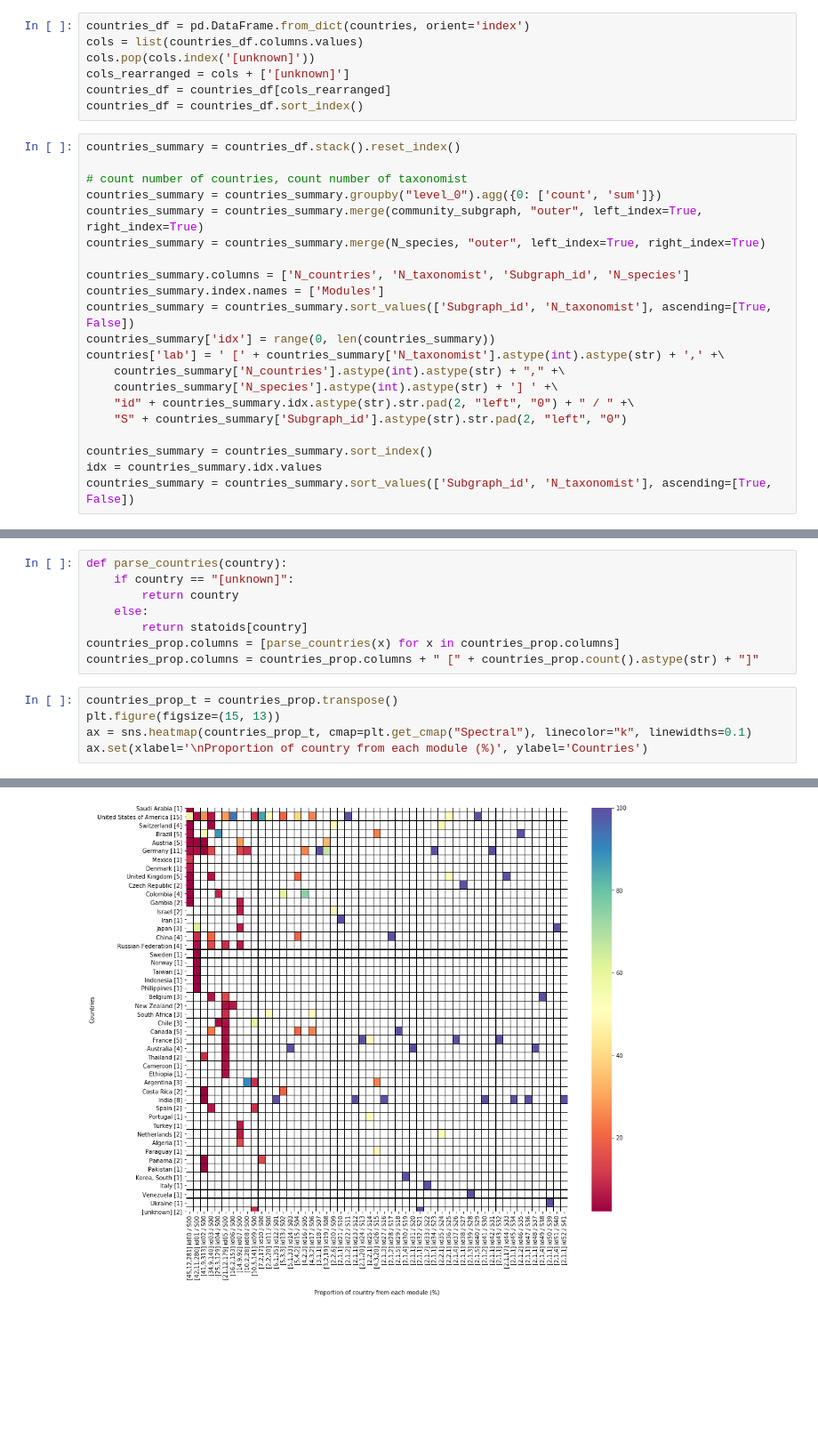
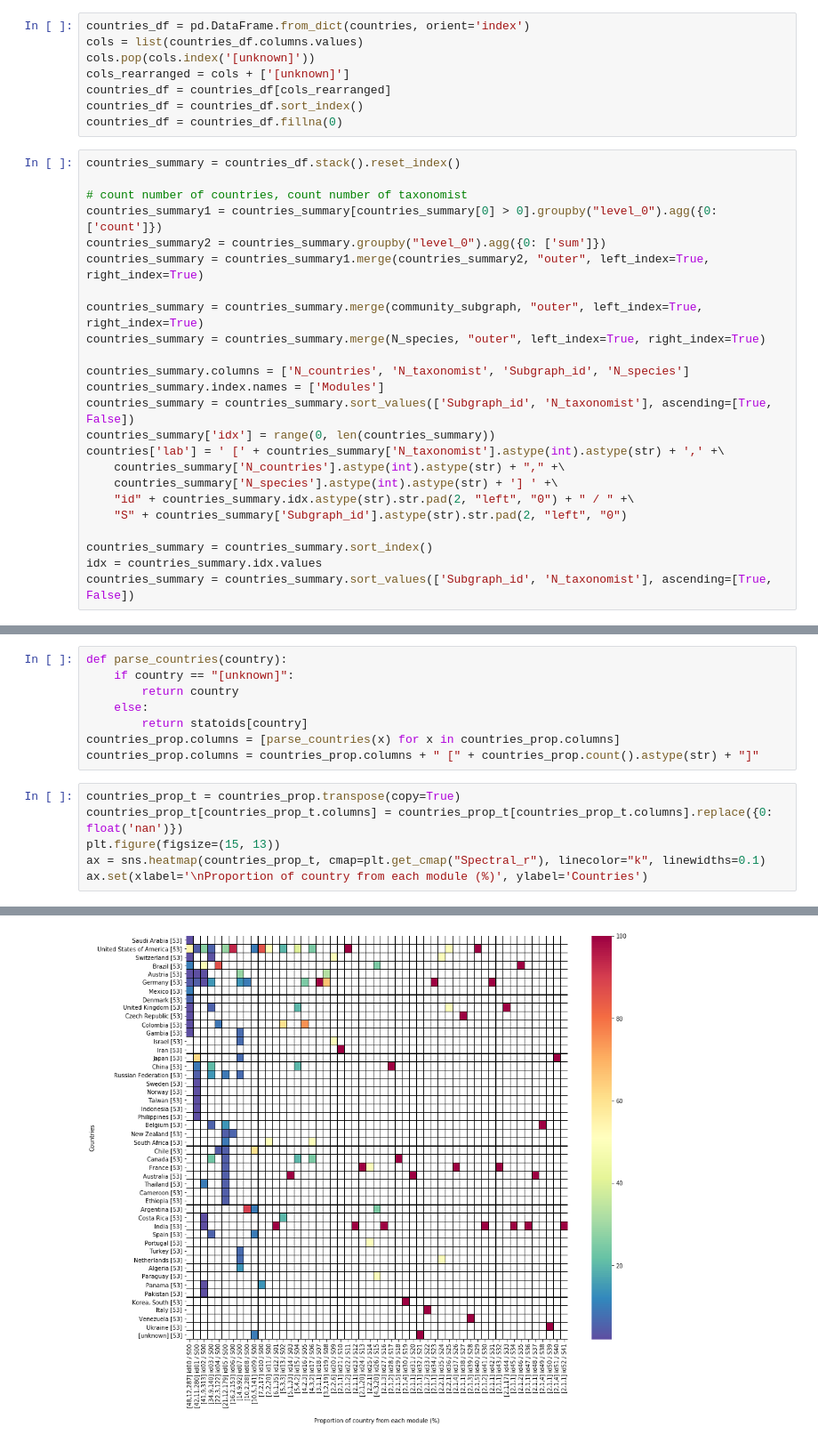
Before and after one commit to eunices/masters-thesis-code, a Jupyter notebook: 2019-09-24-coauthor-networkx/2019-11-07-coauthor-network-modularity.ipynb, the cells around one changed output, grey strips where cells are left out. Shown at 89% size. Saved outputs shown, nothing was run; the diff lists cells and outputs as text; blank space fills up the shorter version.

```diff
--- a/2019-09-24-coauthor-networkx/2019-11-07-coauthor-network-modularity.ipynb
+++ b/2019-09-24-coauthor-networkx/2019-11-07-coauthor-network-modularity.ipynb
@@ -121,11 +119,15 @@ cols.pop(cols.index('[unknown]'))
 cols_rearranged = cols + ['[unknown]']
 countries_df = countries_df[cols_rearranged]
 countries_df = countries_df.sort_index()
+countries_df = countries_df.fillna(0)
 # %%
 countries_summary = countries_df.stack().reset_index()
 
 # count number of countries, count number of taxonomist
-countries_summary = countries_summary.groupby("level_0").agg({0: ['count', 'sum']})
+countries_summary1 = countries_summary[countries_summary[0] > 0].groupby("level_0").agg({0: ['count']})
+countries_summary2 = countries_summary.groupby("level_0").agg({0: ['sum']})
+countries_summary = countries_summary1.merge(countries_summary2, "outer", left_index=True, right_index=True)
+
 countries_summary = countries_summary.merge(community_subgraph, "outer", left_index=True, right_index=True)
 countries_summary = countries_summary.merge(N_species, "outer", left_index=True, right_index=True)
 
@@ -183,12 +181,13 @@ def parse_countries(country):
 countries_prop.columns = [parse_countries(x) for x in countries_prop.columns]
 countries_prop.columns = countries_prop.columns + " [" + countries_prop.count().astype(str) + "]"
 # %%
-countries_prop_t = countries_prop.transpose()
+countries_prop_t = countries_prop.transpose(copy=True)
+countries_prop_t[countries_prop_t.columns] = countries_prop_t[countries_prop_t.columns].replace({0: float('nan')})
 plt.figure(figsize=(15, 13))
-ax = sns.heatmap(countries_prop_t, cmap=plt.get_cmap("Spectral"), linecolor="k", linewidths=0.1)
+ax = sns.heatmap(countries_prop_t, cmap=plt.get_cmap("Spectral_r"), linecolor="k", linewidths=0.1)
 ax.set(xlabel='\nProportion of country from each module (%)', ylabel='Countries')
 # %% [output]
 [Text(113.99999999999999, 0.5, 'Countries'),
  Text(0.5, 96.0, '\nProportion of country from each module (%)')]
-[figure, old version]
+[figure, new version]
 # %%
```
Also changed, not shown: parts of 9 cells of this notebook, 2 other files.
